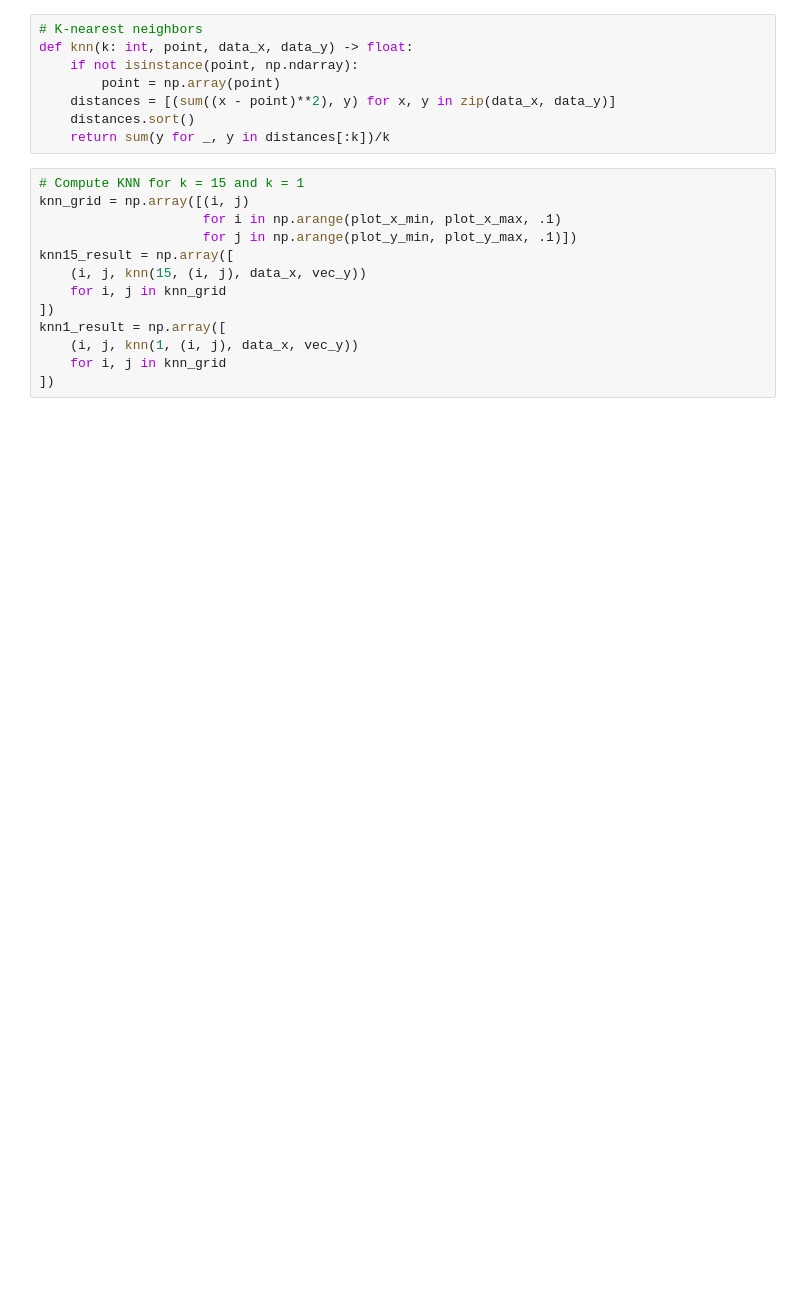
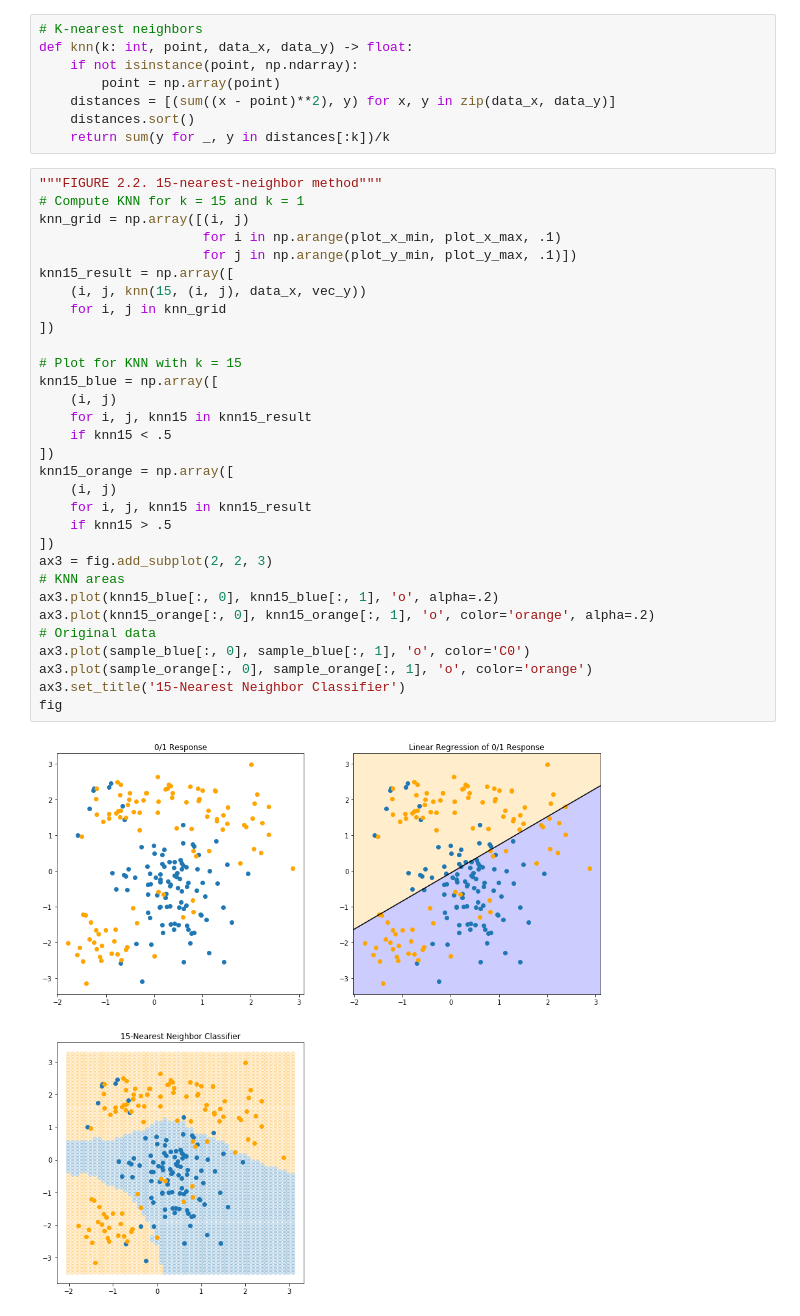
Before and after one commit to dgkim5360/the-elements-of-statistical-learning-notebooks, a Jupyter notebook: chapter02-overview-of-supervised-learning/section3-least-squares-and-nearest-neighbors.ipynb, the cells around one changed output. Drawn from its saved outputs; the diff is of its cells as text; blank space fills up the shorter version.

```diff
--- a/chapter02-overview-of-supervised-learning/section3-least-squares-and-nearest-neighbors.ipynb
+++ b/chapter02-overview-of-supervised-learning/section3-least-squares-and-nearest-neighbors.ipynb
@@ -215,15 +249,35 @@ def knn(k: int, point, data_x, data_y) -> float:
     distances.sort()
     return sum(y for _, y in distances[:k])/k
 # %%
+"""FIGURE 2.2. 15-nearest-neighbor method"""
 # Compute KNN for k = 15 and k = 1
 knn_grid = np.array([(i, j)
                      for i in np.arange(plot_x_min, plot_x_max, .1)
                      for j in np.arange(plot_y_min, plot_y_max, .1)])
 knn15_result = np.array([
     (i, j, knn(15, (i, j), data_x, vec_y))
     for i, j in knn_grid
 ])
-knn1_result = np.array([
-    (i, j, knn(1, (i, j), data_x, vec_y))
-    for i, j in knn_grid
+
+# Plot for KNN with k = 15
+knn15_blue = np.array([
+    (i, j)
+    for i, j, knn15 in knn15_result
+    if knn15 < .5
 ])
+knn15_orange = np.array([
+    (i, j)
+    for i, j, knn15 in knn15_result
+    if knn15 > .5
+])
+ax3 = fig.add_subplot(2, 2, 3)
+# KNN areas
+ax3.plot(knn15_blue[:, 0], knn15_blue[:, 1], 'o', alpha=.2)
+ax3.plot(knn15_orange[:, 0], knn15_orange[:, 1], 'o', color='orange', alpha=.2)
+# Original data
+ax3.plot(sample_blue[:, 0], sample_blue[:, 1], 'o', color='C0')
+ax3.plot(sample_orange[:, 0], sample_orange[:, 1], 'o', color='orange')
+ax3.set_title('15-Nearest Neighbor Classifier')
+fig
+# %% [output]
+[figure, added]
```
Also changed, not shown: parts of 22 cells of this notebook.
